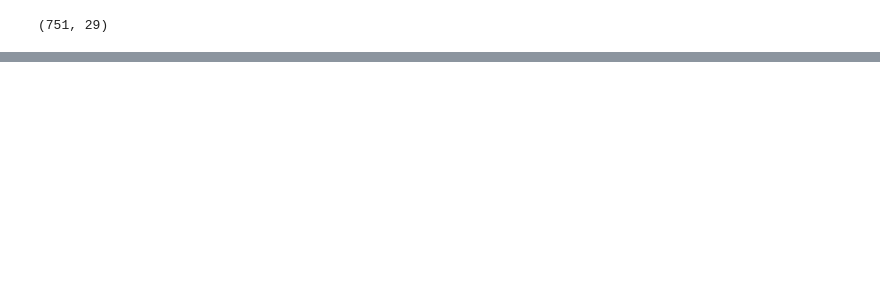
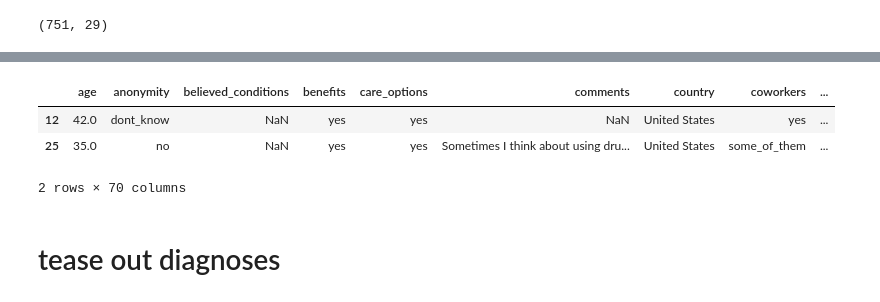
Before and after one commit to bgveenstra/ds-sf-32-brianna, a Jupyter notebook: mental-health-in-tech/us-mental-health-tech.ipynb, the cells around one changed output, grey strips where cells are left out. Saved outputs shown, nothing was run; the diff lists cells and outputs as text; code cells hidden in the pictures; blank space fills up the shorter version.

```diff
--- a/mental-health-in-tech/us-mental-health-tech.ipynb
+++ b/mental-health-in-tech/us-mental-health-tech.ipynb
@@ -118,3 +70,6 @@ usdf14 = df14[df14['country']=="United States"]
 usdf14.shape
 # %% [output]
 (751, 29)
+# %%
+usdf16 = df16[df16['country']=="united_states"]
+usdf16.shape
@@ -147,0 +285,11 @@ dtype: int64
+# %%
+consy = usdf.groupby(['mental_health_consequence']).get_group('yes')
+# consw = usdf.groupby(['mental_health_consequcne'])
+consy.head(2)
+# %% [output]
+|  | age | anonymity | believed_conditions | benefits | care_options | comments | country | coworkers | ... |
+| 12 | 42.0 | dont_know | NaN | yes | yes | NaN | United States | yes | ... |
+| 25 | 35.0 | no | NaN | yes | yes | Sometimes I think about using dru... | United States | some_of_them | ... |
+2 rows × 70 columns
+# %% [markdown]
+# tease out diagnoses
```
Also changed, not shown: parts of 33 cells of this notebook, 4 other files.
